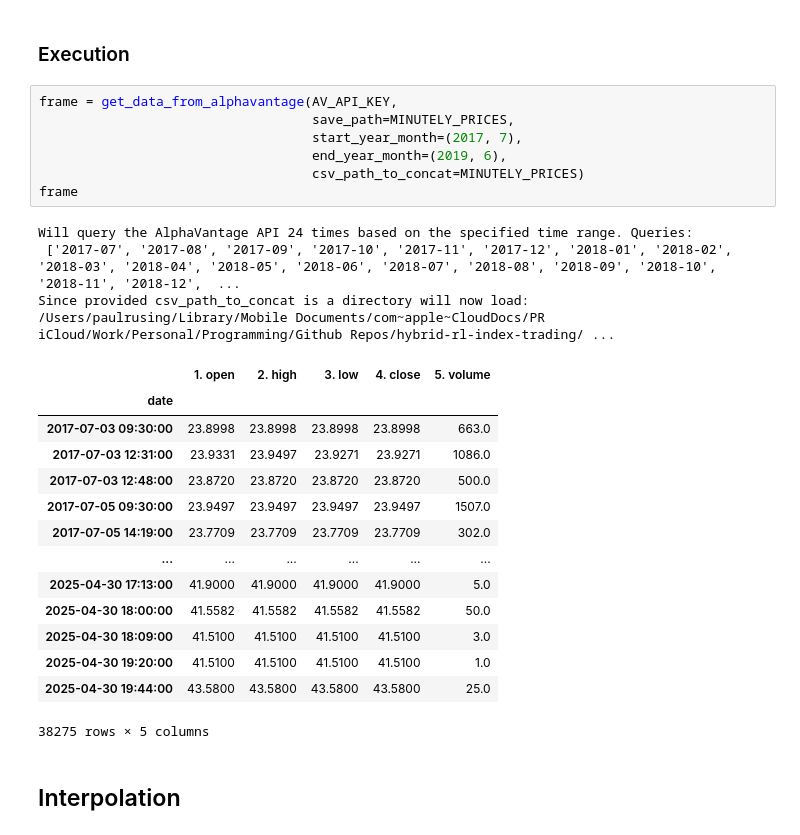
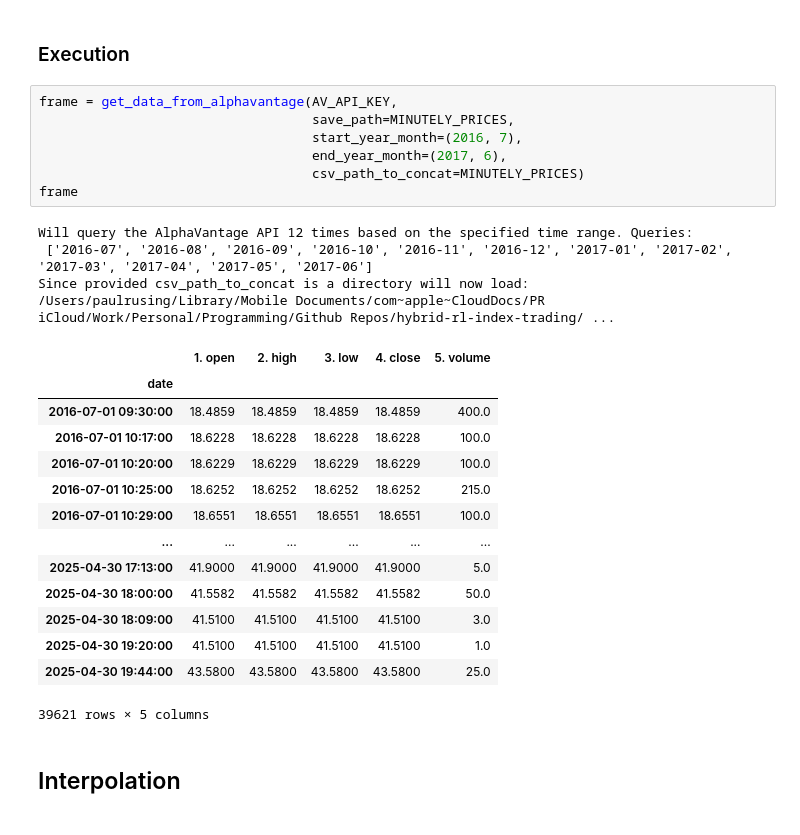
Before and after one commit to paulruesing/hybrid-rl-index-trading, a Jupyter notebook: notebooks/data_pull_dev.ipynb, the cells around one changed output. Drawn from its saved outputs; the diff is of its cells as text.

```diff
--- a/notebooks/data_pull_dev.ipynb
+++ b/notebooks/data_pull_dev.ipynb
@@ -227,28 +230,28 @@ def get_data_from_alphavantage(api_key: str,
 # %%
 frame = get_data_from_alphavantage(AV_API_KEY,
                                    save_path=MINUTELY_PRICES,
-                                   start_year_month=(2017, 7),
-                                   end_year_month=(2019, 6),
+                                   start_year_month=(2016, 7),
+                                   end_year_month=(2017, 6),
                                    csv_path_to_concat=MINUTELY_PRICES)
 frame
 # %% [output]
-Will query the AlphaVantage API 24 times based on the specified time range. Queries:
- ['2017-07', '2017-08', '2017-09', '2017-10', '2017-11', '2017-12', '2018-01', '2018-02', '2018-03', '2018-04', '2018-05', '2018-06', '2018-07', '2018-08', '2018-09', '2018-10', '2018-11', '2018-12',  ...
+Will query the AlphaVantage API 12 times based on the specified time range. Queries:
+ ['2016-07', '2016-08', '2016-09', '2016-10', '2016-11', '2016-12', '2017-01', '2017-02', '2017-03', '2017-04', '2017-05', '2017-06']
 Since provided csv_path_to_concat is a directory will now load: /Users/paulrusing/Library/Mobile Documents/com~apple~CloudDocs/PR iCloud/Work/Personal/Programming/Github Repos/hybrid-rl-index-trading/ ...
 |  | 1. open | 2. high | 3. low | 4. close | 5. volume |
 | date |  |  |  |  |  |
-| 2017-07-03 09:30:00 | 23.8998 | 23.8998 | 23.8998 | 23.8998 | 663.0 |
-| 2017-07-03 12:31:00 | 23.9331 | 23.9497 | 23.9271 | 23.9271 | 1086.0 |
-| 2017-07-03 12:48:00 | 23.8720 | 23.8720 | 23.8720 | 23.8720 | 500.0 |
-| 2017-07-05 09:30:00 | 23.9497 | 23.9497 | 23.9497 | 23.9497 | 1507.0 |
-| 2017-07-05 14:19:00 | 23.7709 | 23.7709 | 23.7709 | 23.7709 | 302.0 |
+| 2016-07-01 09:30:00 | 18.4859 | 18.4859 | 18.4859 | 18.4859 | 400.0 |
+| 2016-07-01 10:17:00 | 18.6228 | 18.6228 | 18.6228 | 18.6228 | 100.0 |
+| 2016-07-01 10:20:00 | 18.6229 | 18.6229 | 18.6229 | 18.6229 | 100.0 |
+| 2016-07-01 10:25:00 | 18.6252 | 18.6252 | 18.6252 | 18.6252 | 215.0 |
+| 2016-07-01 10:29:00 | 18.6551 | 18.6551 | 18.6551 | 18.6551 | 100.0 |
 | ... | ... | ... | ... | ... | ... |
 | 2025-04-30 17:13:00 | 41.9000 | 41.9000 | 41.9000 | 41.9000 | 5.0 |
 | 2025-04-30 18:00:00 | 41.5582 | 41.5582 | 41.5582 | 41.5582 | 50.0 |
 | 2025-04-30 18:09:00 | 41.5100 | 41.5100 | 41.5100 | 41.5100 | 3.0 |
 | 2025-04-30 19:20:00 | 41.5100 | 41.5100 | 41.5100 | 41.5100 | 1.0 |
 | 2025-04-30 19:44:00 | 43.5800 | 43.5800 | 43.5800 | 43.5800 | 25.0 |
-38275 rows × 5 columns
+39621 rows × 5 columns
 # %% [markdown]
 ## Interpolation
 # %%
```
Also changed, not shown: parts of 2 cells of this notebook.
